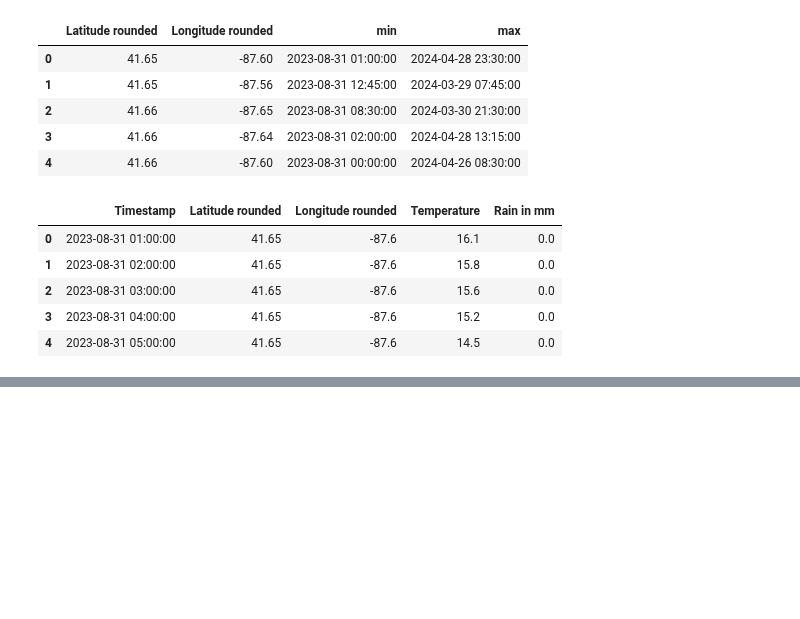
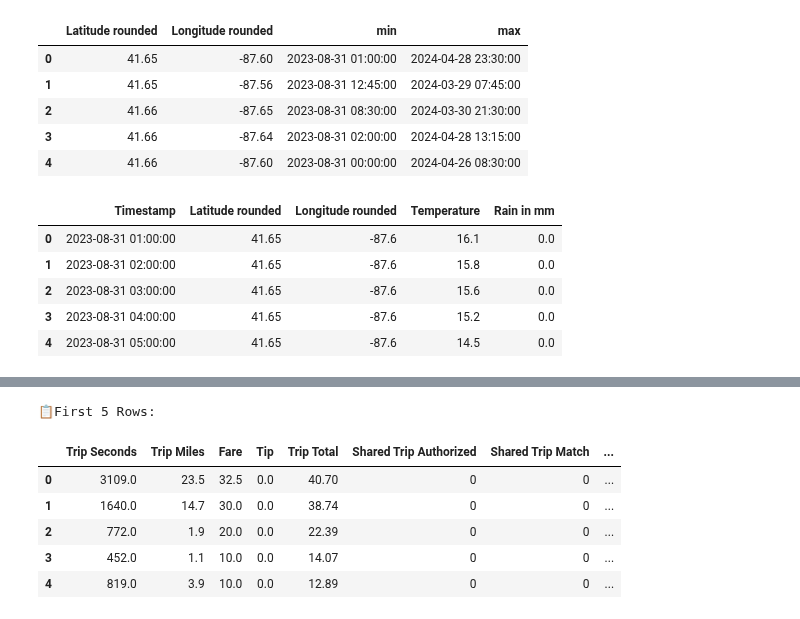
Before and after one commit to mrennefo/DSML-Project, a Jupyter notebook: DSML-Project.ipynb, the cells around one changed output, grey strips where cells are left out. Saved outputs shown, nothing was run; the diff lists cells and outputs as text; code cells hidden in the pictures; blank space fills up the shorter version.

```diff
--- a/DSML-Project.ipynb
+++ b/DSML-Project.ipynb
@@ -162,0 +179,20 @@ data_merged.head()
+# %%
+#Create dummy variables for 'Rain in mm' (0 = there was no rain, 1 = there was rain)
+rained = []
+for i in range(len(data_merged)):
+    if data_merged["Rain in mm"].iloc[i] > 0:
+        rained.append("1")
+    else:
+        rained.append("0")
+rained_df = pd.DataFrame(rained)
+data_merged["Rained"] = rained_df
+print("📋First 5 Rows:")
+data_merged.head()
+# %% [output]
+📋First 5 Rows:
+|  | Trip Seconds | Trip Miles | Fare | Tip | Trip Total | Shared Trip Authorized | Shared Trip Match | ... |
+| 0 | 3109.0 | 23.5 | 32.5 | 0.0 | 40.70 | 0 | 0 | ... |
+| 1 | 1640.0 | 14.7 | 30.0 | 0.0 | 38.74 | 0 | 0 | ... |
+| 2 | 772.0 | 1.9 | 20.0 | 0.0 | 22.39 | 0 | 0 | ... |
+| 3 | 452.0 | 1.1 | 10.0 | 0.0 | 14.07 | 0 | 0 | ... |
+| 4 | 819.0 | 3.9 | 10.0 | 0.0 | 12.89 | 0 | 0 | ... |
```
Also changed, not shown: parts of 16 cells of this notebook.
